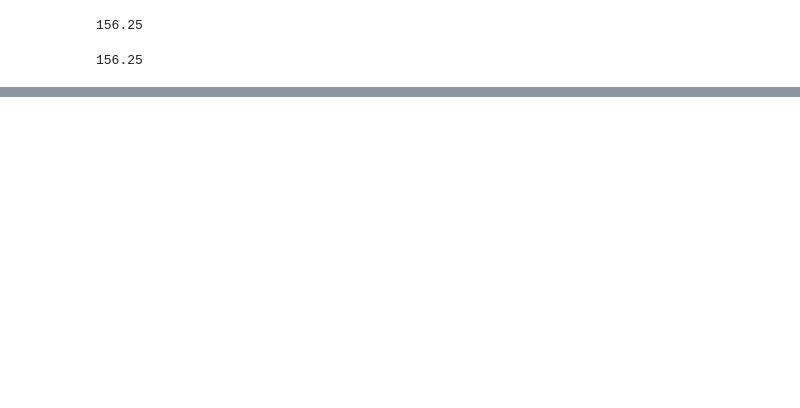
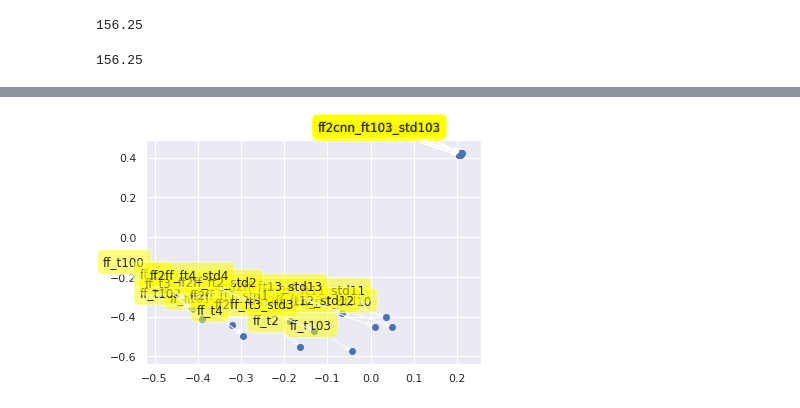
Before and after one commit to samiraabnar/Reflect, a Jupyter notebook: notebooks/viz/mnist_repsim.ipynb, the cells around one changed output, grey strips where cells are left out. Cells and saved outputs as stored; diff of their text form; code cells hidden in the pictures; blank space fills up the shorter version.

```diff
--- a/notebooks/viz/mnist_repsim.ipynb
+++ b/notebooks/viz/mnist_repsim.ipynb
@@ -777,3 +761,5 @@ scale_Ez, scale_Lz = project2d(reploss_dic, dist_lists)
 # %%
-reploss_dic, dist_lists = get_reploss_dic(models, labels, cmnist_trans_test, repindex=0)
-project2d(reploss_dic, dist_lists)
+reploss_dic, dist_lists = get_reploss_dic(models, labels, cmnist_scale_test, repindex=0)
+scale_Ez, scale_Lz = project2d(reploss_dic, dist_lists)
+# %% [output]
+[figure, added]
```
Also changed, not shown: parts of 19 cells of this notebook, 1 other file.
